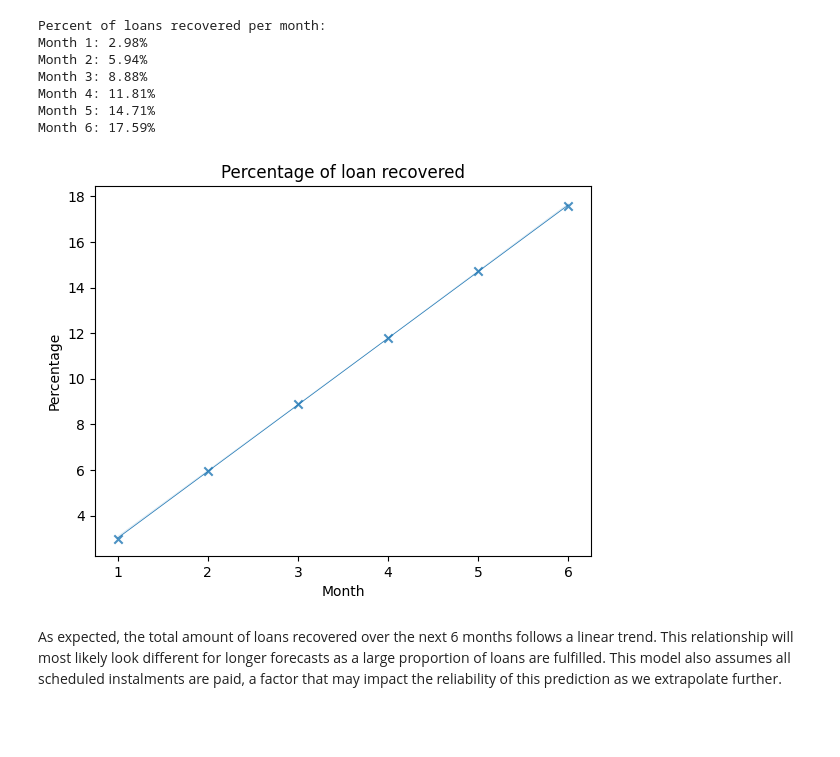
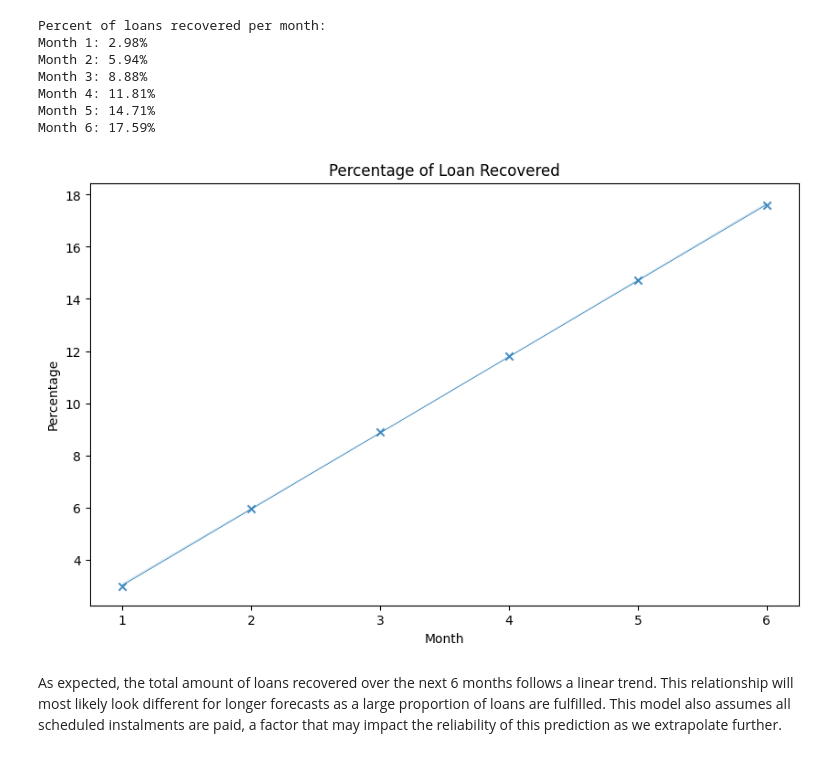
Before and after one commit to VargheseJaco/exploratory-data-analysis---customer-loans-in-finance, a Jupyter notebook: analysis.ipynb, the cells around one changed output. Saved outputs shown, nothing was run; the diff lists cells and outputs as text; code cells hidden in the pictures; blank space fills up the shorter version.

```diff
--- a/analysis.ipynb
+++ b/analysis.ipynb
@@ -65,8 +66,8 @@ Month 6: 17.59%
 # %%
 x= list(collection_pcent_dict.keys())
 y=list(collection_pcent_dict.values())
-Plotter(df).scatter_plot(x,y,xlab='Month',ylab='Percentage',title='Percentage of loan recovered')
+Plotter(df).scatter_plot(x,y,xlab='Month',ylab='Percentage',title='Percentage of Loan Recovered',size=(10,6))
 # %% [output]
-[figure, old version]
+[figure, new version]
 # %% [markdown]
 As expected, the total amount of loans recovered over the next 6 months follows a linear trend. This relationship will most likely look different for longer forecasts as a large proportion of loans are fulfilled. This model also assumes all scheduled instalments are paid, a factor that may impact the reliability of this prediction as we extrapolate further.
```
Also changed, not shown: parts of 24 cells of this notebook, 3 other files.
